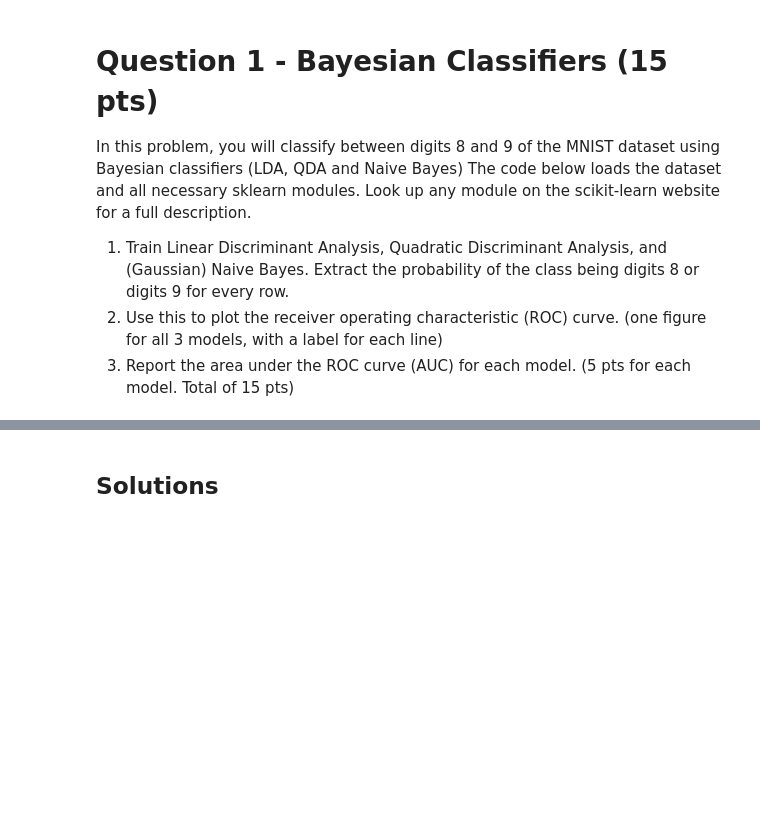
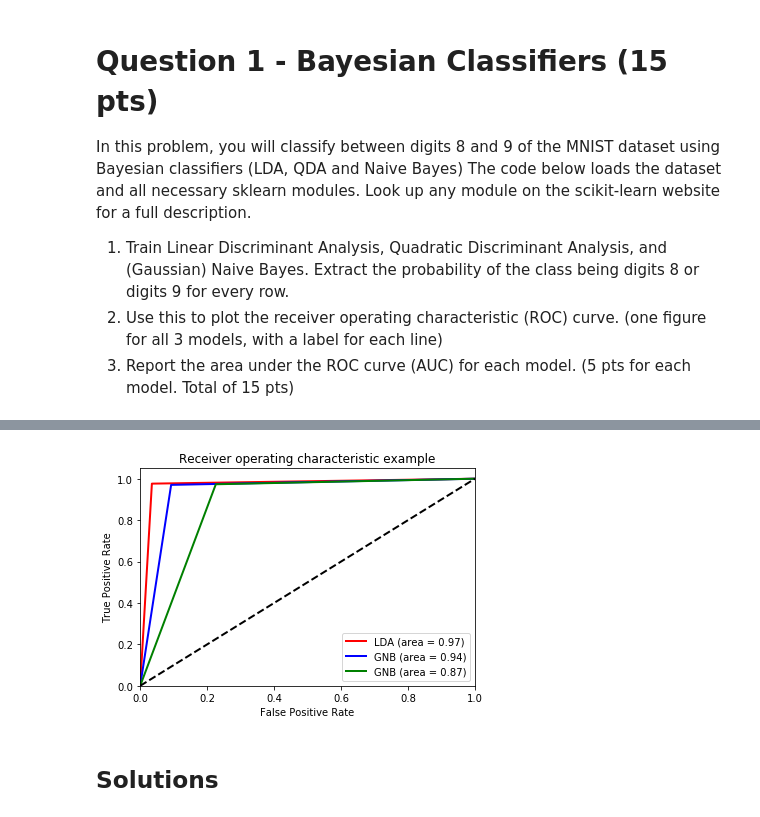
Before and after one commit to bconnorwhite/EE-461P, a Jupyter notebook: HW4/HW4.ipynb, the cells around one changed output, grey strips where cells are left out. Cells and saved outputs as stored; diff of their text form; code cells hidden in the pictures; blank space fills up the shorter version.

```diff
--- a/HW4/HW4.ipynb
+++ b/HW4/HW4.ipynb
@@ -57,3 +59,43 @@ print(X_train.shape, y_train.shape, X_test.shape, y_test.shape)
+# %%
+lda = LDA()
+lda.fit(X_train, y_train)
+lda_y_preds = lda.predict(X_test)
+# %%
+qda = QDA()
+qda.fit(X_train, y_train)
+qda_y_preds = qda.predict(X_test)
+# %%
+gnb = GaussianNB()
+gnb.fit(X_train, y_train)
+gnb_y_preds = gnb.predict(X_test)
+# %%
+fpr_l, tpr_l, _ = roc_curve(y_test, lda_y_preds)
+roc_auc_l = auc(fpr_l, tpr_l)
+
+fpr_q, tpr_q, _ = roc_curve(y_test, qda_y_preds)
+roc_auc_q = auc(fpr_q, tpr_q)
+
+fpr_g, tpr_g, _ = roc_curve(y_test, gnb_y_preds)
+roc_auc_g = auc(fpr_g, tpr_g)
+
+plt.figure()
+lw = 2
+plt.plot(fpr_l, tpr_l, color='red',
+         lw=lw, label='LDA (area = %0.2f)' % roc_auc_l)
+plt.plot(fpr_q, tpr_q, color='blue',
+         lw=lw, label='GNB (area = %0.2f)' % roc_auc_q)
+plt.plot(fpr_g, tpr_g, color='green',
+         lw=lw, label='GNB (area = %0.2f)' % roc_auc_g)
+plt.plot([0, 1], [0, 1], color='black', lw=lw, linestyle='--')
+plt.xlim([0.0, 1.0])
+plt.ylim([0.0, 1.05])
+plt.xlabel('False Positive Rate')
+plt.ylabel('True Positive Rate')
+plt.title('Receiver operating characteristic example')
+plt.legend(loc="lower right")
+plt.show()
+# %% [output]
+[figure, added]
 # %% [markdown]
 ## Solutions
 # %% [markdown]
```
Also changed, not shown: parts of 9 cells of this notebook, 1 other file.
